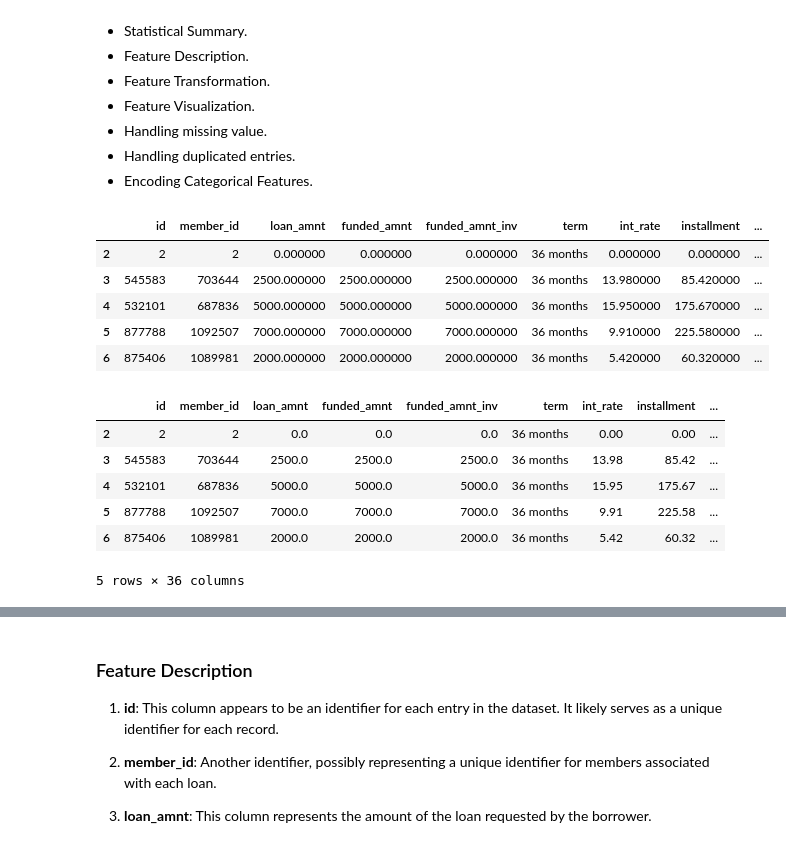
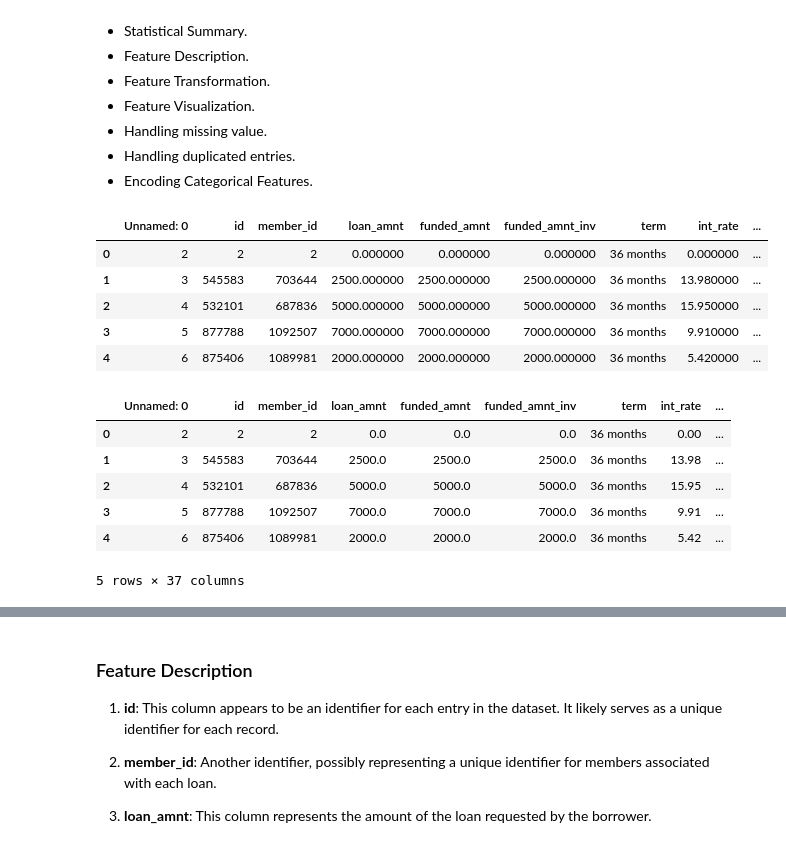
Before and after one commit to faresmohamed260/School-Work, a Jupyter notebook: Neural Networks/Project_2/Loan Defaults Prediction.ipynb, the cells around one changed output, grey strips where cells are left out. Saved outputs shown, nothing was run; the diff lists cells and outputs as text; code cells hidden in the pictures.

```diff
--- a/Neural Networks/Project_2/Loan Defaults Prediction.ipynb
+++ b/Neural Networks/Project_2/Loan Defaults Prediction.ipynb
@@ -19,25 +19,25 @@ from sklearn.metrics import confusion_matrix, classification_report
    * Encoding Categorical Features.
 # %%
 # Loading data
-df = pd.read_csv('Anonymize_Loan_Default_data.csv', encoding='latin1', index_col=0)
+df = pd.read_csv('Anonymize_Loan_Default_data.csv', encoding= 'ISO-8859-1')
 df.head().style.background_gradient(cmap='turbo')
 # %% [output]
-|  | id | member_id | loan_amnt | funded_amnt | funded_amnt_inv | term | int_rate | installment | ... |
-| 2 | 2 | 2 | 0.000000 | 0.000000 | 0.000000 | 36 months | 0.000000 | 0.000000 | ... |
-| 3 | 545583 | 703644 | 2500.000000 | 2500.000000 | 2500.000000 | 36 months | 13.980000 | 85.420000 | ... |
-| 4 | 532101 | 687836 | 5000.000000 | 5000.000000 | 5000.000000 | 36 months | 15.950000 | 175.670000 | ... |
-| 5 | 877788 | 1092507 | 7000.000000 | 7000.000000 | 7000.000000 | 36 months | 9.910000 | 225.580000 | ... |
-| 6 | 875406 | 1089981 | 2000.000000 | 2000.000000 | 2000.000000 | 36 months | 5.420000 | 60.320000 | ... |
+|  | Unnamed: 0 | id | member_id | loan_amnt | funded_amnt | funded_amnt_inv | term | int_rate | ... |
+| 0 | 2 | 2 | 2 | 0.000000 | 0.000000 | 0.000000 | 36 months | 0.000000 | ... |
+| 1 | 3 | 545583 | 703644 | 2500.000000 | 2500.000000 | 2500.000000 | 36 months | 13.980000 | ... |
+| 2 | 4 | 532101 | 687836 | 5000.000000 | 5000.000000 | 5000.000000 | 36 months | 15.950000 | ... |
+| 3 | 5 | 877788 | 1092507 | 7000.000000 | 7000.000000 | 7000.000000 | 36 months | 9.910000 | ... |
+| 4 | 6 | 875406 | 1089981 | 2000.000000 | 2000.000000 | 2000.000000 | 36 months | 5.420000 | ... |
 # %%
 df.head()
 # %% [output]
-|  | id | member_id | loan_amnt | funded_amnt | funded_amnt_inv | term | int_rate | installment | ... |
-| 2 | 2 | 2 | 0.0 | 0.0 | 0.0 | 36 months | 0.00 | 0.00 | ... |
-| 3 | 545583 | 703644 | 2500.0 | 2500.0 | 2500.0 | 36 months | 13.98 | 85.42 | ... |
-| 4 | 532101 | 687836 | 5000.0 | 5000.0 | 5000.0 | 36 months | 15.95 | 175.67 | ... |
-| 5 | 877788 | 1092507 | 7000.0 | 7000.0 | 7000.0 | 36 months | 9.91 | 225.58 | ... |
-| 6 | 875406 | 1089981 | 2000.0 | 2000.0 | 2000.0 | 36 months | 5.42 | 60.32 | ... |
+|  | Unnamed: 0 | id | member_id | loan_amnt | funded_amnt | funded_amnt_inv | term | int_rate | ... |
+| 0 | 2 | 2 | 2 | 0.0 | 0.0 | 0.0 | 36 months | 0.00 | ... |
+| 1 | 3 | 545583 | 703644 | 2500.0 | 2500.0 | 2500.0 | 36 months | 13.98 | ... |
+| 2 | 4 | 532101 | 687836 | 5000.0 | 5000.0 | 5000.0 | 36 months | 15.95 | ... |
+| 3 | 5 | 877788 | 1092507 | 7000.0 | 7000.0 | 7000.0 | 36 months | 9.91 | ... |
+| 4 | 6 | 875406 | 1089981 | 2000.0 | 2000.0 | 2000.0 | 36 months | 5.42 | ... |
-5 rows × 36 columns
+5 rows × 37 columns
 # %%
 # Statistical Summary
 print(f"Number of columns: {df.shape[1]}\nNumber of rows: {df.shape[0]}")
```
Also changed, not shown: parts of 6 cells of this notebook.
